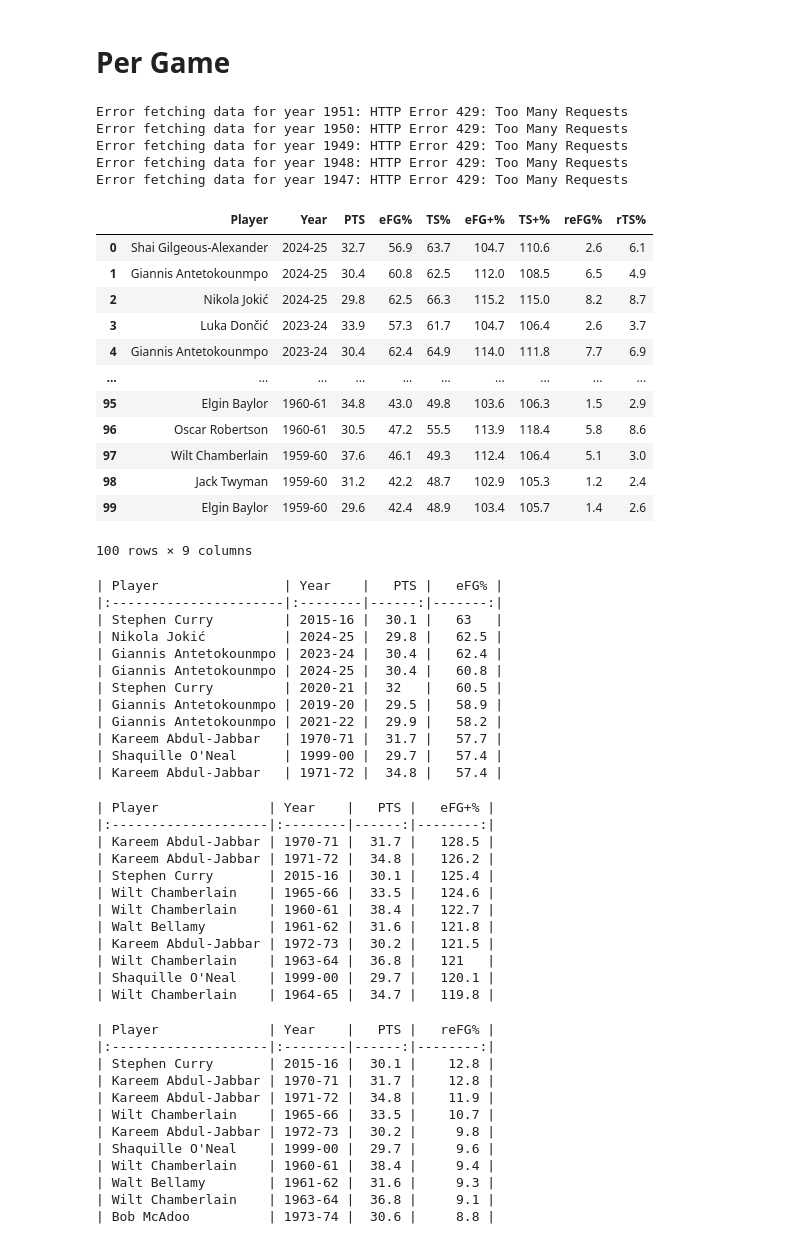
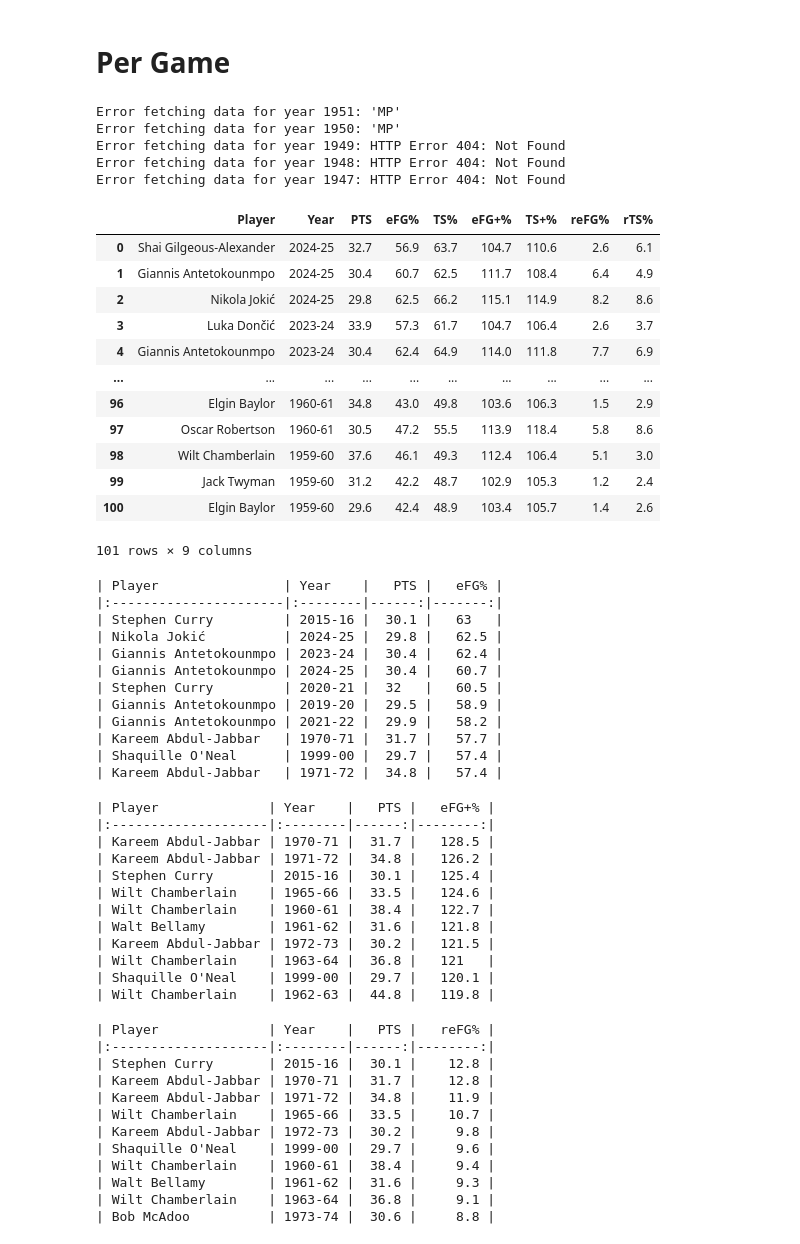
Before and after one commit to gtkacz/nba_efficiency, a Jupyter notebook: efficient.ipynb, the cells around one changed output. Saved outputs shown, nothing was run; the diff lists cells and outputs as text; code cells hidden in the pictures.

```diff
--- a/efficient.ipynb
+++ b/efficient.ipynb
@@ -58,15 +58,15 @@ def _fetch_year(
 
     df = df.drop_duplicates(subset="Player", keep="first")
 
-    df = df[df["G"] > 58]
+    df = df[df["G"] >= 58]
 
     if stat == "totals":
         for col in ["PTS", "FTA", "FT", "FG", "FGA"]:
             df[col] = df[col] / df["G"]
 
     df = df[
-        ((df["MP"] < 50) & (df["MP"] > 20))
-        | ((df["MP"] >= 50) & (df["MP"] / df["G"] > 20))
+        ((df["MP"] < 50) & (df["MP"] >= 20))
+        | ((df["MP"] >= 50) & (df["MP"] / df["G"] >= 20))
     ]
 
     return df
@@ -133,50 +133,50 @@ for year in tqdm(league_averages["Season"].unique()):
     _df = _df[_df["PTS"].round(1) >= 29.5]
 
     # _df["TS%"] = (_df["PTS"] * 0.5) / (_df["FGA"] + (0.475 * _df["FTA"]))
     _df["TS%"] = (_df["PTS"]) / (2 * (_df["FGA"] + (0.44 * _df["FTA"])))
 
     _df["eFG+%"] = _df["eFG%"] / league_average_efg
     _df["TS+%"] = _df["TS%"] / league_average_ts
 
     _df["reFG%"] = _df["eFG%"] - league_average_efg
     _df["rTS%"] = _df["TS%"] - league_average_ts
 
     _df["Year"] = f"{year - 1}-{str(year)[2:]}"
 
     for col in ["eFG%", "TS%", "eFG+%", "TS+%", "reFG%", "rTS%"]:
         _df[col] = (_df[col].astype(float) * 100).astype(float).round(1)
 
     _df = (
         _df[["Player", "Year", "PTS", "eFG%", "TS%", "eFG+%", "TS+%", "reFG%", "rTS%"]]
         .sort_values(by="PTS", ascending=False)
         .reset_index(drop=True)
     )
 
     per_game_df = pd.concat([per_game_df, _df.round(1)], ignore_index=True)
 
-    if read_from_cache is False:
+    if not read_from_cache:
         sleep(5)
 
 per_game_df
 # %% [output]
-Error fetching data for year 1951: HTTP Error 429: Too Many Requests
-Error fetching data for year 1950: HTTP Error 429: Too Many Requests
-Error fetching data for year 1949: HTTP Error 429: Too Many Requests
-Error fetching data for year 1948: HTTP Error 429: Too Many Requests
-Error fetching data for year 1947: HTTP Error 429: Too Many Requests
+Error fetching data for year 1951: 'MP'
+Error fetching data for year 1950: 'MP'
+Error fetching data for year 1949: HTTP Error 404: Not Found
+Error fetching data for year 1948: HTTP Error 404: Not Found
+Error fetching data for year 1947: HTTP Error 404: Not Found
 |  | Player | Year | PTS | eFG% | TS% | eFG+% | TS+% | reFG% | rTS% |
 | 0 | Shai Gilgeous-Alexander | 2024-25 | 32.7 | 56.9 | 63.7 | 104.7 | 110.6 | 2.6 | 6.1 |
-| 1 | Giannis Antetokounmpo | 2024-25 | 30.4 | 60.8 | 62.5 | 112.0 | 108.5 | 6.5 | 4.9 |
-| 2 | Nikola Jokić | 2024-25 | 29.8 | 62.5 | 66.3 | 115.2 | 115.0 | 8.2 | 8.7 |
+| 1 | Giannis Antetokounmpo | 2024-25 | 30.4 | 60.7 | 62.5 | 111.7 | 108.4 | 6.4 | 4.9 |
+| 2 | Nikola Jokić | 2024-25 | 29.8 | 62.5 | 66.2 | 115.1 | 114.9 | 8.2 | 8.6 |
 | 3 | Luka Dončić | 2023-24 | 33.9 | 57.3 | 61.7 | 104.7 | 106.4 | 2.6 | 3.7 |
 | 4 | Giannis Antetokounmpo | 2023-24 | 30.4 | 62.4 | 64.9 | 114.0 | 111.8 | 7.7 | 6.9 |
 | ... | ... | ... | ... | ... | ... | ... | ... | ... | ... |
-| 95 | Elgin Baylor | 1960-61 | 34.8 | 43.0 | 49.8 | 103.6 | 106.3 | 1.5 | 2.9 |
-| 96 | Oscar Robertson | 1960-61 | 30.5 | 47.2 | 55.5 | 113.9 | 118.4 | 5.8 | 8.6 |
-| 97 | Wilt Chamberlain | 1959-60 | 37.6 | 46.1 | 49.3 | 112.4 | 106.4 | 5.1 | 3.0 |
-| 98 | Jack Twyman | 1959-60 | 31.2 | 42.2 | 48.7 | 102.9 | 105.3 | 1.2 | 2.4 |
-| 99 | Elgin Baylor | 1959-60 | 29.6 | 42.4 | 48.9 | 103.4 | 105.7 | 1.4 | 2.6 |
+| 96 | Elgin Baylor | 1960-61 | 34.8 | 43.0 | 49.8 | 103.6 | 106.3 | 1.5 | 2.9 |
+| 97 | Oscar Robertson | 1960-61 | 30.5 | 47.2 | 55.5 | 113.9 | 118.4 | 5.8 | 8.6 |
+| 98 | Wilt Chamberlain | 1959-60 | 37.6 | 46.1 | 49.3 | 112.4 | 106.4 | 5.1 | 3.0 |
+| 99 | Jack Twyman | 1959-60 | 31.2 | 42.2 | 48.7 | 102.9 | 105.3 | 1.2 | 2.4 |
+| 100 | Elgin Baylor | 1959-60 | 29.6 | 42.4 | 48.9 | 103.4 | 105.7 | 1.4 | 2.6 |
-100 rows × 9 columns
+101 rows × 9 columns
 # %%
 _df = (
     per_game_df.sort_values("eFG%", ascending=False)
@@ -191,7 +191,7 @@ print(_df.to_markdown(index=False))
 | Stephen Curry         | 2015-16 |  30.1 |   63   |
 | Nikola Jokić          | 2024-25 |  29.8 |   62.5 |
 | Giannis Antetokounmpo | 2023-24 |  30.4 |   62.4 |
-| Giannis Antetokounmpo | 2024-25 |  30.4 |   60.8 |
+| Giannis Antetokounmpo | 2024-25 |  30.4 |   60.7 |
 | Stephen Curry         | 2020-21 |  32   |   60.5 |
 | Giannis Antetokounmpo | 2019-20 |  29.5 |   58.9 |
 | Giannis Antetokounmpo | 2021-22 |  29.9 |   58.2 |
@@ -218,7 +218,7 @@ print(_df.to_markdown(index=False))
 | Kareem Abdul-Jabbar | 1972-73 |  30.2 |   121.5 |
 | Wilt Chamberlain    | 1963-64 |  36.8 |   121   |
 | Shaquille O'Neal    | 1999-00 |  29.7 |   120.1 |
-| Wilt Chamberlain    | 1964-65 |  34.7 |   119.8 |
+| Wilt Chamberlain    | 1962-63 |  44.8 |   119.8 |
 # %%
 _df = (
     per_game_df.sort_values("reFG%", ascending=False)
```
Also changed, not shown: parts of 9 cells of this notebook, 1 other file.
